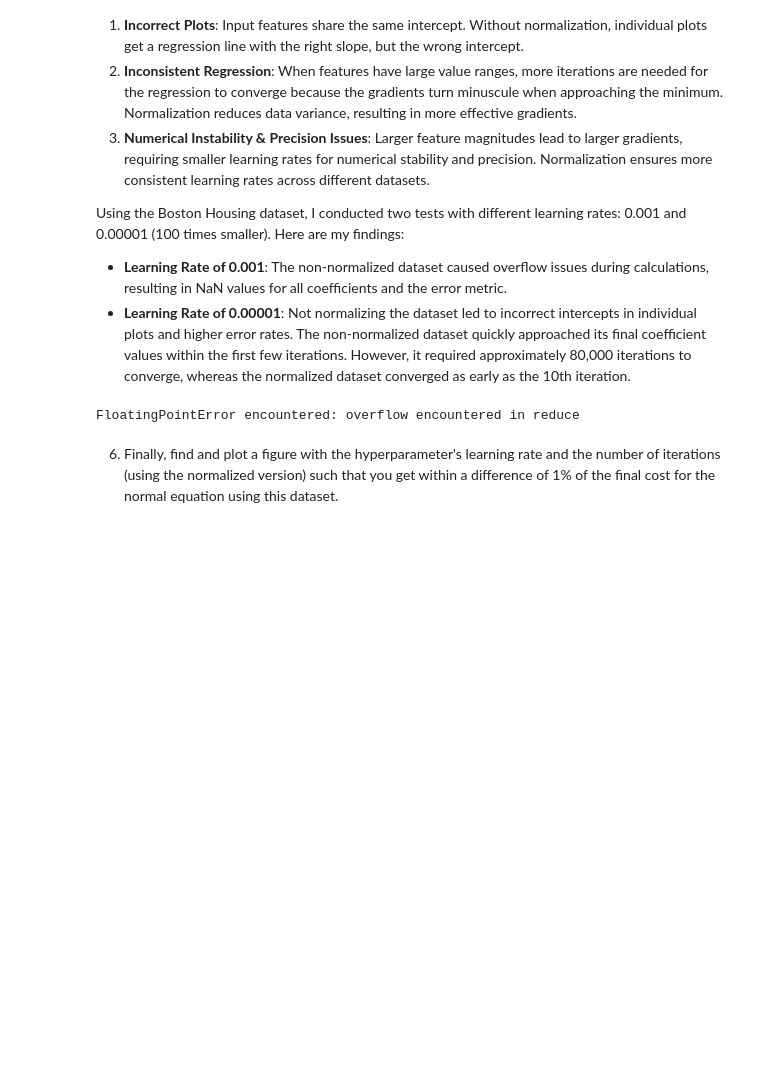
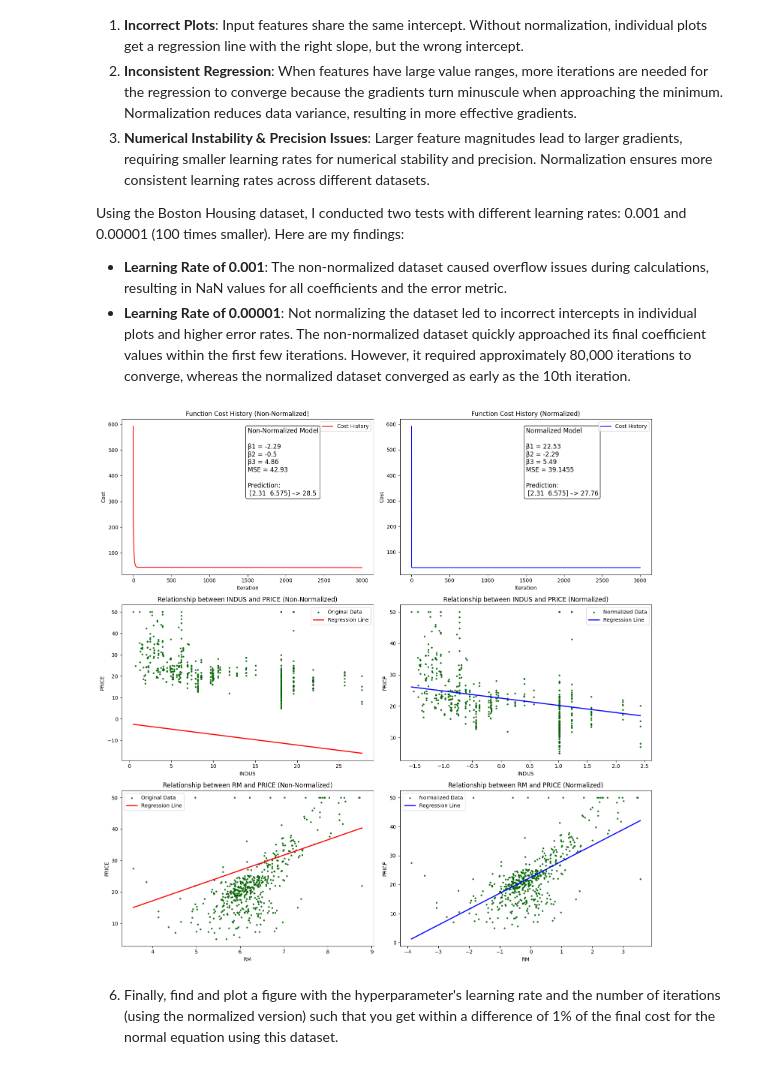
Before and after one commit to Unvares/2DV516-machine-learning, a Jupyter notebook: A2/lecture_2_1.ipynb, the cells around one changed output. Drawn from its saved outputs; the diff is of its cells as text; code cells hidden in the pictures; blank space fills up the shorter version.

Commit message:
fix: change normalize method usage to fit the previously refactored version

```diff
--- a/A2/lecture_2_1.ipynb
+++ b/A2/lecture_2_1.ipynb
@@ -176,8 +176,8 @@ def plot_cost_history(ax, cost_history, title, color, textstr):
 def plot_feature_relationships(ax, X, y, model, feature_index, feature_name, scatter_color, line_color, label):
     ax.scatter(X[:, feature_index], y, marker=".", s=34.0, c=scatter_color, edgecolors='k', linewidths=0.2, label=label)
     x_vals = np.linspace(min(X[:, feature_index]), max(X[:, feature_index]), 100)
-    X_poly = model._polynomial_features(x_vals.reshape(-1, 1))
-    y_vals = X_poly @ model.theta[[0] + [j for j in range(feature_index + 1, len(model.theta), len(X_poly))]]
+    X_poly = model._polynomial_features(x_vals)
+    y_vals = X_poly @ model.theta[[0] + [j for j in range(feature_index + 1, len(model.theta), X.shape[1])]]
     ax.plot(x_vals, y_vals, color=line_color, linewidth=2, label='Regression Line')
     ax.set_xlabel(feature_name)
     ax.set_ylabel('PRICE')
@@ -203,7 +203,7 @@ def main_execution():
     try:
         with np.errstate(over='raise', invalid='raise'):
             # learning_rate=0.00001 is the minimum value non-normalized model doesn't overflow at with degree=1 (default)
-            model_non_normalized, cost_non_normalized, X_non_normalized = train_and_evaluate_model(X, y, normalize=False, type="gd")
+            model_non_normalized, cost_non_normalized, X_non_normalized = train_and_evaluate_model(X, y, normalize=False, type="gd", learning_rate=0.00001)
             model_normalized, cost_normalized, X_normalized = train_and_evaluate_model(X, y, normalize=True, type="gd")
 
             input_values = np.array([[2.31, 6.575]])
@@ -226,34 +226,34 @@ def main_execution():
                 cost_normalized,
                 input_values,
                 prediction_normalized
             )
 
             # Plotting the cost function evolution
             fig, axs = plt.subplots(3, 2, figsize=(15, 15))
             plot_cost_history(axs[0, 0], model_non_normalized.cost_history,  'Function Cost History (Non-Normalized)', 'red', textstr_non_normalized)
             plot_cost_history(axs[0, 1], model_normalized.cost_history, 'Function Cost History (Normalized)', 'blue', textstr_normalized)
 
             # Plotting relationships between individual features and labels with regression lines
             features = ['INDUS', 'RM']
             for i, feature in enumerate(features):
                 # Non-normalized data
                 plot_feature_relationships(axs[i + 1, 0], X_non_normalized, y, model_non_normalized, i, feature, 'g', 'red', 'Original Data')
                 axs[i + 1, 0].set_title(f'Relationship between {feature} and PRICE (Non-Normalized)')
 
                 # Normalized data
                 plot_feature_relationships(axs[i + 1, 1], X_normalized, y, model_normalized, i, feature, 'g', 'blue', 'Normalized Data')
                 axs[i + 1, 1].set_title(f'Relationship between {feature} and PRICE (Normalized)')
 
             plt.tight_layout()
             plt.show()
     except FloatingPointError as e:
         print(f"FloatingPointError encountered: {e}")
     except RuntimeWarning as e:
         print(f"RuntimeWarning encountered: {e}")
 
 main_execution()
 # %% [output]
-FloatingPointError encountered: overflow encountered in reduce
+[figure, added]
 # %% [markdown]
 6. Finally, find and plot a figure with the hyperparameter's learning rate and the number of iterations (using the normalized version) such that you get within a difference of 1\% of the final cost for the normal equation using this dataset.
 # %% [markdown]
```
